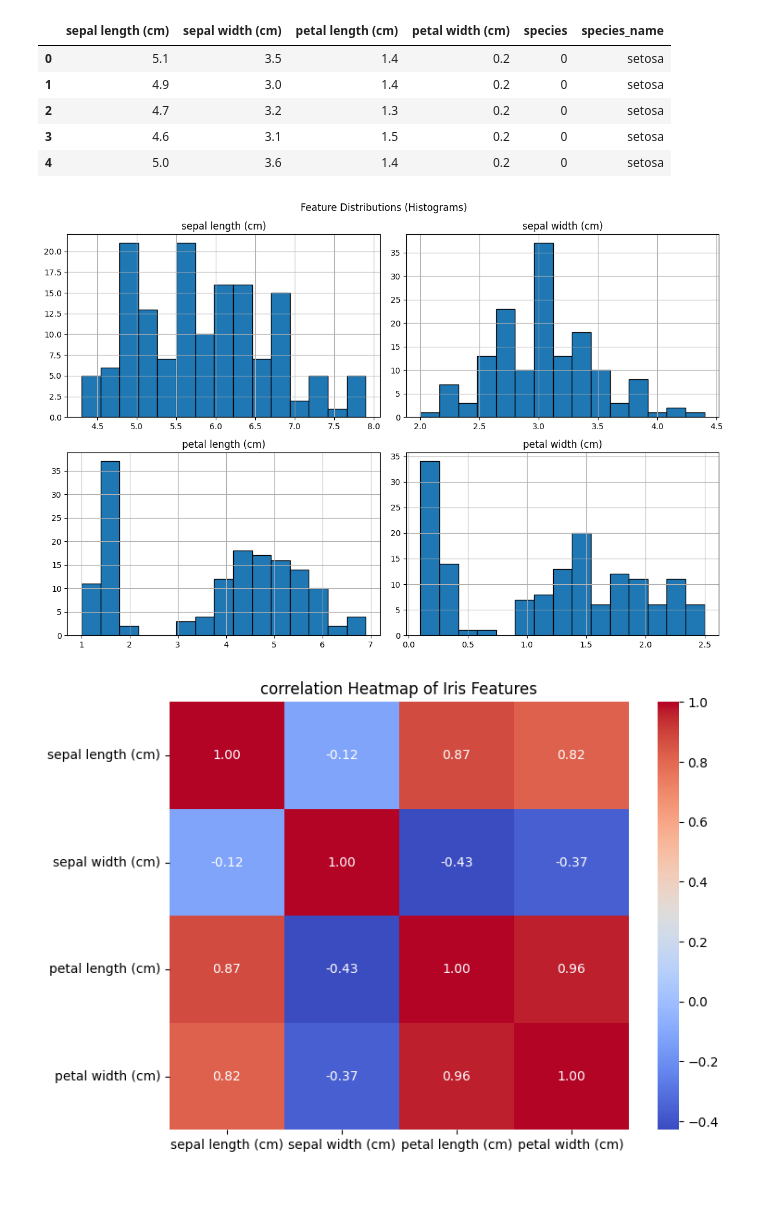
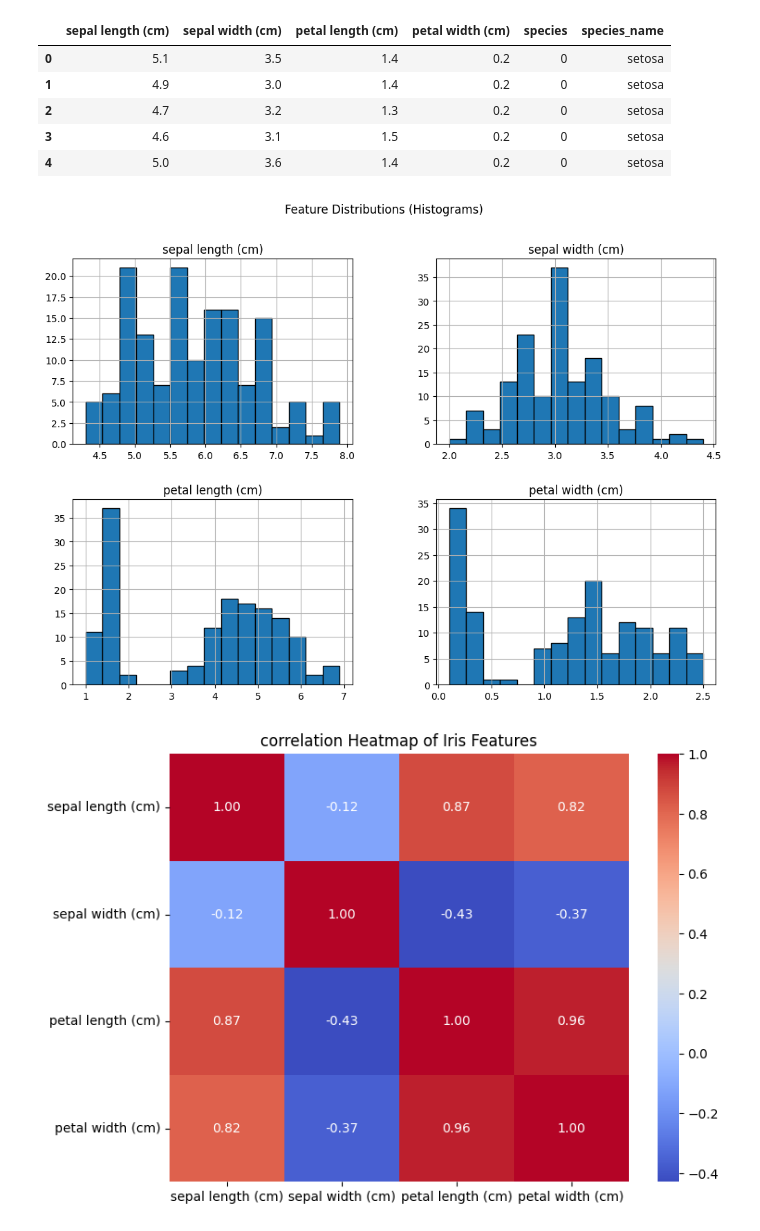
Before and after one commit to Bindu-1610/ML_PROJECT-2, a Jupyter notebook: Iris_Flower_prediction.ipynb, the cells around one changed output. Drawn from its saved outputs; the diff is of its cells as text; code cells hidden in the pictures; blank space fills up the shorter version.

```diff
--- a/Iris_Flower_prediction.ipynb
+++ b/Iris_Flower_prediction.ipynb
@@ -78,10 +78,9 @@ df.head()
 # %%
 df[iris.feature_names].hist(bins=15, figsize=(12,8),edgecolor='black')
 plt.suptitle("Feature Distributions (Histograms)")
-plt.tight_layout()
 plt.show()
 # %% [output]
-[figure, old version]
+[figure, new version]
 # %%
 plt.figure(figsize=(8,6))
 corr =df[iris.feature_names].corr()
```
Also changed, not shown: parts of 6 cells of this notebook.
